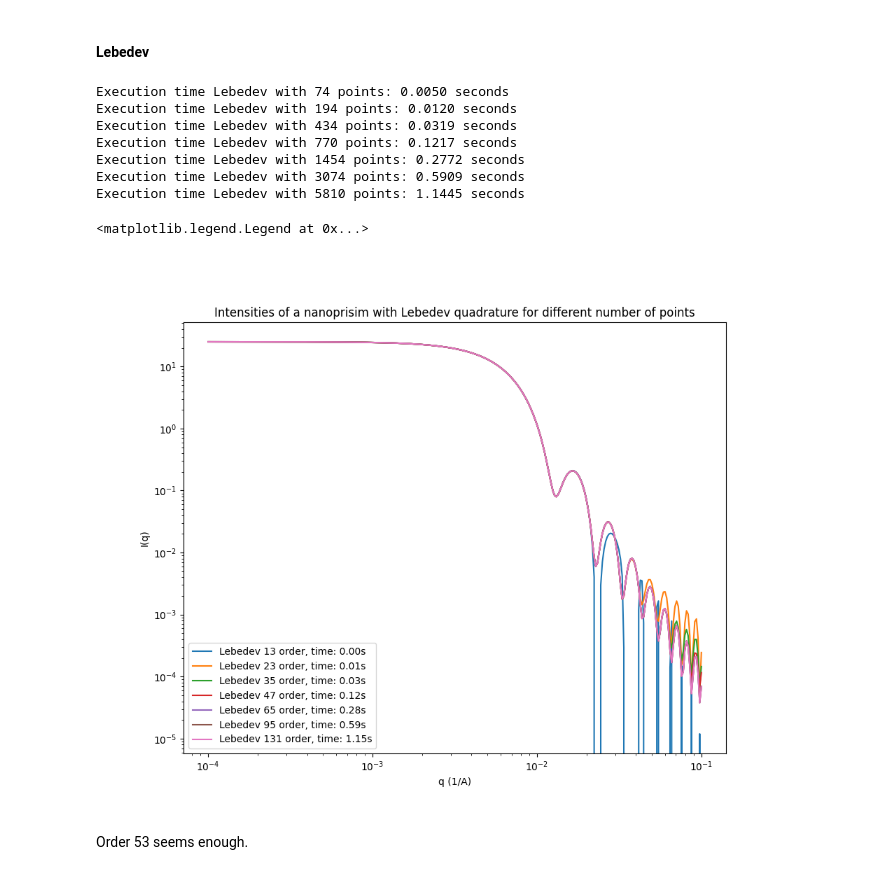
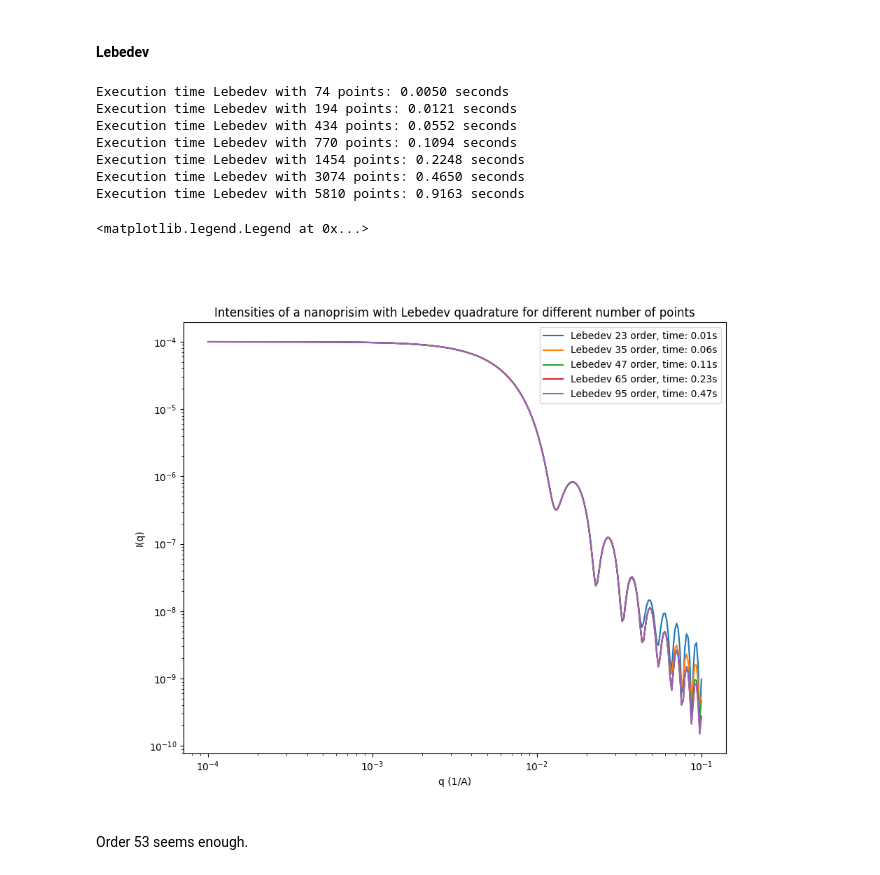
Before and after one commit to marimperorclerc/octahedra, a Jupyter notebook: Octa_general_all_quadratures.ipynb, the cells around one changed output. Saved outputs shown, nothing was run; the diff lists cells and outputs as text; code cells hidden in the pictures.

```diff
--- a/Octa_general_all_quadratures.ipynb
+++ b/Octa_general_all_quadratures.ipynb
@@ -253,9 +258,11 @@ length_a=500
 b2a_ratio=1
 c2a_ratio=1
 t=0.99
-sld=4e-6
-sld_solvent=1e-6
+#sld=4e-6
+#sld_solvent=1e-6
 
+sld=1. # 1e-6 coefficient is already taken into account in the global coefficient (0.0001)
+sld_solvent=0.
 
 
 V = volume(length_a, b2a_ratio, c2a_ratio, t) # data in angstrom, volume will be used for normalization later
@@ -390,47 +398,49 @@ time_lebedev_3 = time.time() - time_start
 time_start = time.time()
 I_q_lebedev_4 =  Iq_lebedev(qs, sld, sld_solvent,length_a, b2a_ratio, c2a_ratio, t,  norder_lebedev_17)
 time_lebedev_4 = time.time() - time_start
 
 time_start = time.time()
 I_q_lebedev_5 =  Iq_lebedev(qs, sld, sld_solvent,length_a, b2a_ratio, c2a_ratio, t,  norder_lebedev_20)
 time_lebedev_5 = time.time() - time_start
 
 time_start = time.time()
 I_q_lebedev_6 =  Iq_lebedev(qs, sld, sld_solvent,length_a, b2a_ratio, c2a_ratio, t,  norder_lebedev_25)
 time_lebedev_6 = time.time() - time_start
 
 time_start = time.time()
 I_q_lebedev_7 =  Iq_lebedev(qs, sld, sld_solvent,length_a, b2a_ratio, c2a_ratio, t,  norder_lebedev_31)
 time_lebedev_7 = time.time() - time_start
 
 
 # Plot the results
 
 plt.figure(figsize=(10, 8))
 plt.size=(10,6)
 
-plt.loglog(qs,I_q_lebedev_1, label=f'Lebedev {order_polygone_1} order, time: {time_lebedev_1:.2f}s' )
-plt.loglog(qs,I_q_lebedev_2, label=f'Lebedev {order_polygone_10} order, time: {time_lebedev_2:.2f}s' )
-plt.loglog(qs,I_q_lebedev_3, label=f'Lebedev {order_polygone_15} order, time: {time_lebedev_3:.2f}s' )
-plt.loglog(qs,I_q_lebedev_4, label=f'Lebedev {order_polygone_17} order, time: {time_lebedev_4:.2f}s' )
-plt.loglog(qs,I_q_lebedev_5, label=f'Lebedev {order_polygone_20} order, time: {time_lebedev_5:.2f}s' )
-plt.loglog(qs,I_q_lebedev_6, label=f'Lebedev {order_polygone_25} order, time: {time_lebedev_6:.2f}s' )
-plt.loglog(qs,I_q_lebedev_7, label=f'Lebedev {order_polygone_31} order, time: {time_lebedev_7:.2f}s' )
+# after division by V**2, the value at q=0 is 0.0001 the correct scaling coefficient for SASView
+
+#plt.loglog(qs,I_q_lebedev_1/V**2, label=f'Lebedev {order_polygone_1} order, time: {time_lebedev_1:.2f}s' )
+plt.loglog(qs,I_q_lebedev_2/V**2, label=f'Lebedev {order_polygone_10} order, time: {time_lebedev_2:.2f}s' )
+plt.loglog(qs,I_q_lebedev_3/V**2, label=f'Lebedev {order_polygone_15} order, time: {time_lebedev_3:.2f}s' )
+plt.loglog(qs,I_q_lebedev_4/V**2, label=f'Lebedev {order_polygone_17} order, time: {time_lebedev_4:.2f}s' )
+plt.loglog(qs,I_q_lebedev_5/V**2, label=f'Lebedev {order_polygone_20} order, time: {time_lebedev_5:.2f}s' )
+plt.loglog(qs,I_q_lebedev_6/V**2, label=f'Lebedev {order_polygone_25} order, time: {time_lebedev_6:.2f}s' )
+#plt.loglog(qs,I_q_lebedev_7/V**2, label=f'Lebedev {order_polygone_31} order, time: {time_lebedev_7:.2f}s' )
 
 plt.xlabel('q (1/A)')
 plt.ylabel('I(q)')
 plt.title('Intensities of a nanoprisim with Lebedev quadrature for different number of points')
 plt.legend()
 # %% [output]
 Execution time Lebedev with 74 points: 0.0050 seconds
-Execution time Lebedev with 194 points: 0.0120 seconds
-Execution time Lebedev with 434 points: 0.0319 seconds
-Execution time Lebedev with 770 points: 0.1217 seconds
-Execution time Lebedev with 1454 points: 0.2772 seconds
-Execution time Lebedev with 3074 points: 0.5909 seconds
-Execution time Lebedev with 5810 points: 1.1445 seconds
+Execution time Lebedev with 194 points: 0.0121 seconds
+Execution time Lebedev with 434 points: 0.0552 seconds
+Execution time Lebedev with 770 points: 0.1094 seconds
+Execution time Lebedev with 1454 points: 0.2248 seconds
+Execution time Lebedev with 3074 points: 0.4650 seconds
+Execution time Lebedev with 5810 points: 0.9163 seconds
 <matplotlib.legend.Legend at 0x...>
-[figure, old version]
+[figure, new version]
 # %% [markdown]
 Order 53 seems enough.
 # %% [markdown]
```
Also changed, not shown: parts of 9 cells of this notebook.
